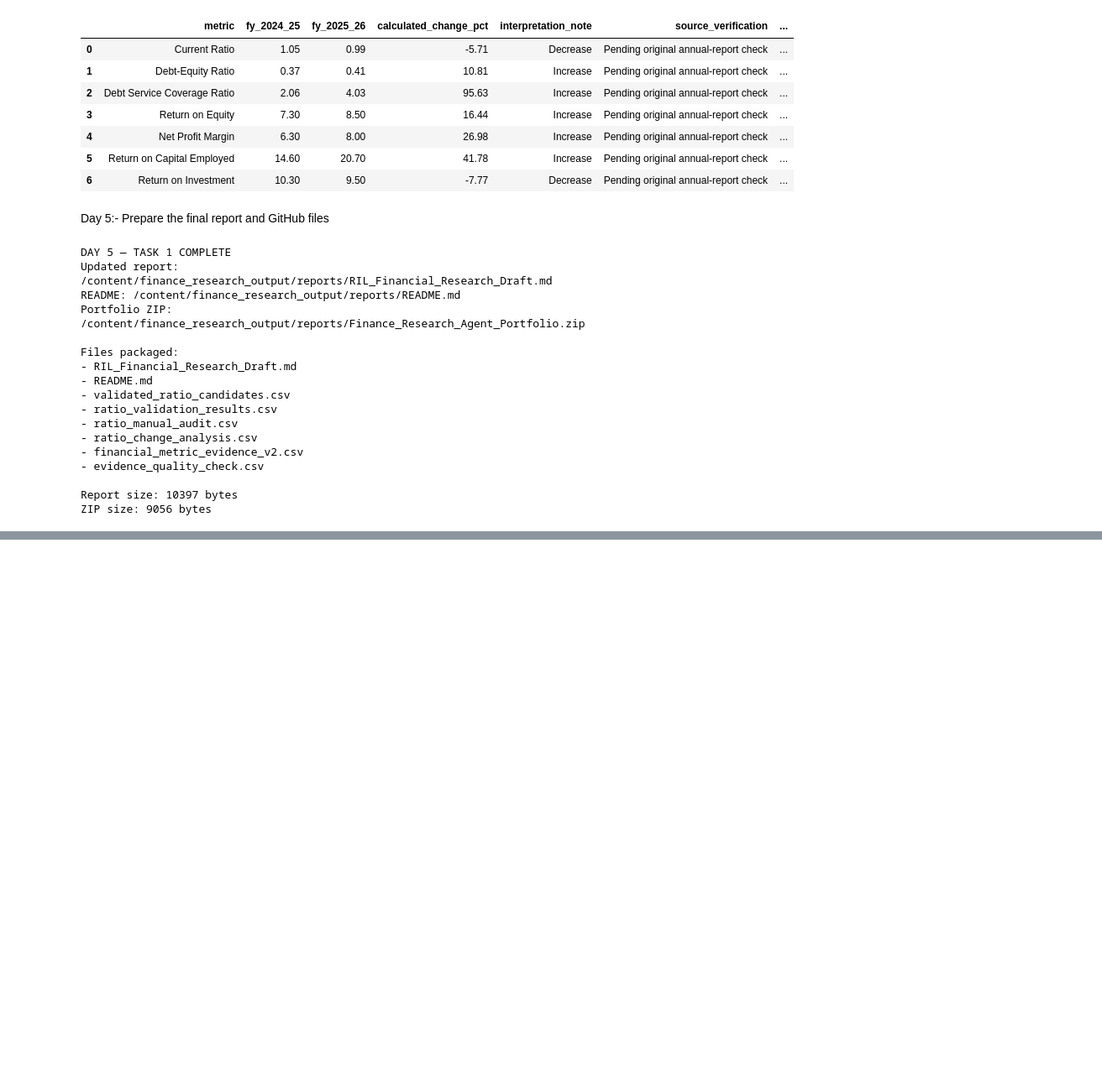
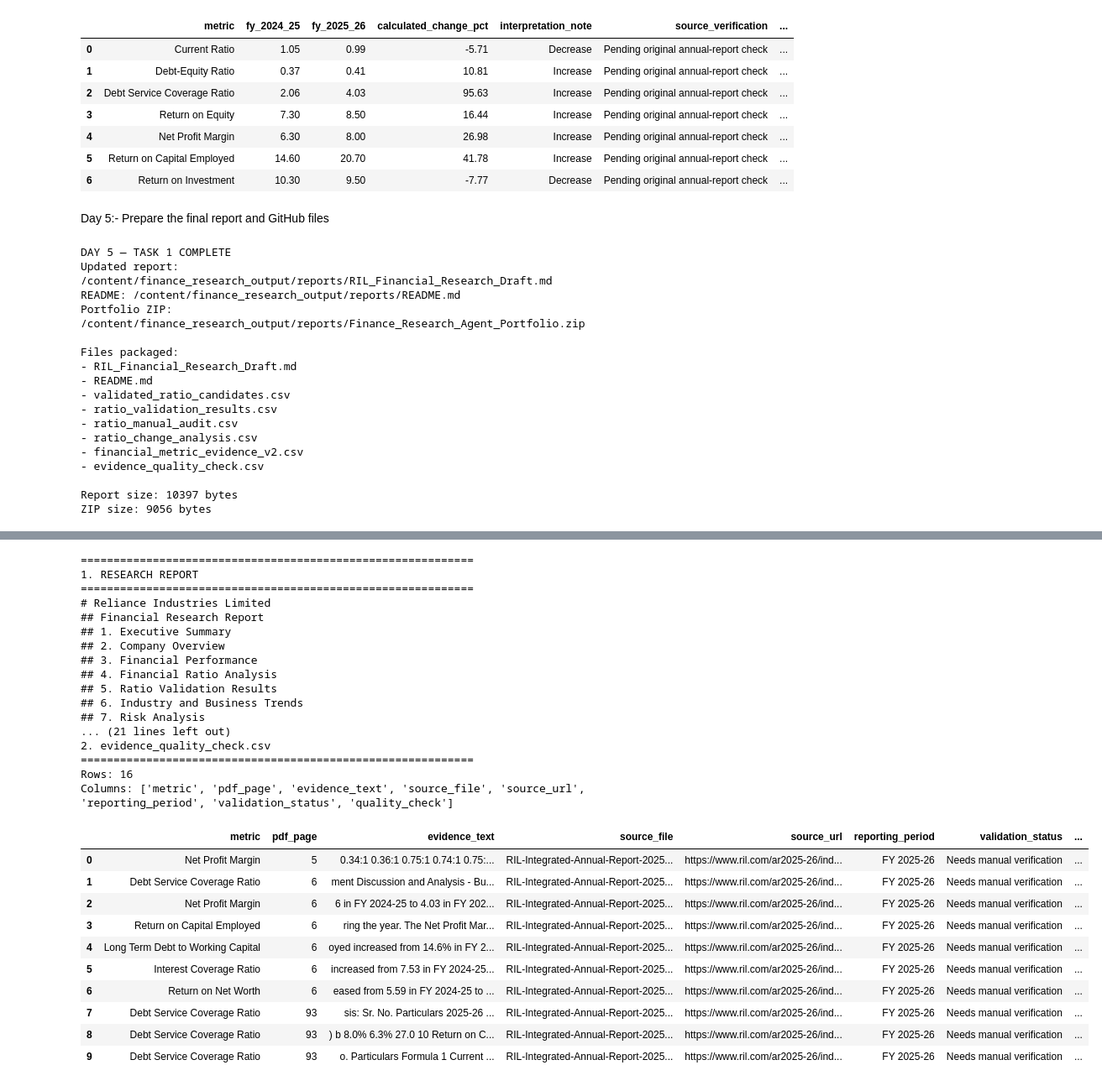
Before and after one commit to Priya-ssharma/Finance_Research_Agent, a Jupyter notebook: FinanceResearchAgent_Day1.ipynb, the cells around one changed output, grey strips where cells are left out. Shown at 84% size. Drawn from its saved outputs; the diff is of its cells as text; code cells hidden in the pictures; blank space fills up the shorter version.

```diff
--- a/FinanceResearchAgent_Day1.ipynb
+++ b/FinanceResearchAgent_Day1.ipynb
@@ -3325,3 +3325,15 @@ Files packaged:
 
 Report size: 10397 bytes
 ZIP size: 9056 bytes
+# %%
+
+from pathlib import Path
+
+base = Path("/content/finance_research_output")
+
+if base.exists():
+    for path in sorted(base.rglob("*")):
+        if path.is_file():
+            print(path.relative_to(base))
+else:
+    print("Output folder not found. Check the current Colab session.")
@@ -3327,0 +3363,68 @@ ZIP size: 9056 bytes
+# %%
+
+from pathlib import Path
+import pandas as pd
+
+base = Path("/content/finance_research_output")
+
+# 1. Inspect the report structure
+report = base / "reports" / "RIL_Financial_Research_Draft.md"
+
+print("=" * 60)
+print("1. RESEARCH REPORT")
+print("=" * 60)
+
+if report.exists():
+    content = report.read_text(encoding="utf-8")
+    for line in content.splitlines():
+        if line.strip().startswith("#"):
+            print(line)
+    print("\nReport length:", len(content), "characters")
+else:
+    print("Report file not found.")
+
+# 2. Inspect quality and audit CSVs
+for filename in [
+    "evidence_quality_check.csv",
+    "ratio_manual_audit.csv",
+    "ratio_validation_results.csv",
+]:
+    path = base / filename
+    print(f"\n{'=' * 60}\n2. {filename}\n{'=' * 60}")
+
+    if path.exists():
+        df = pd.read_csv(path)
+        print("Rows:", len(df))
+        print("Columns:", df.columns.tolist())
+        display(df.head(10))
+    else:
+        print("File not found.")
+# %% [output]
+============================================================
+1. RESEARCH REPORT
+============================================================
+# Reliance Industries Limited
+## Financial Research Report
+## 1. Executive Summary
+## 2. Company Overview
+## 3. Financial Performance
+## 4. Financial Ratio Analysis
+## 5. Ratio Validation Results
+## 6. Industry and Business Trends
+## 7. Risk Analysis
+... (21 lines left out)
+2. evidence_quality_check.csv
+============================================================
+Rows: 16
+Columns: ['metric', 'pdf_page', 'evidence_text', 'source_file', 'source_url', 'reporting_period', 'validation_status', 'quality_check']
+|  | metric | pdf_page | evidence_text | source_file | source_url | reporting_period | validation_status | ... |
+| 0 | Net Profit Margin | 5 | 0.34:1 0.36:1 0.75:1 0.74:1 0.75:... | RIL-Integrated-Annual-Report-2025... | https://www.ril.com/ar2025-26/ind... | FY 2025-26 | Needs manual verification | ... |
+| 1 | Debt Service Coverage Ratio | 6 | ment Discussion and Analysis - Bu... | RIL-Integrated-Annual-Report-2025... | https://www.ril.com/ar2025-26/ind... | FY 2025-26 | Needs manual verification | ... |
+| 2 | Net Profit Margin | 6 | 6 in FY 2024-25 to 4.03 in FY 202... | RIL-Integrated-Annual-Report-2025... | https://www.ril.com/ar2025-26/ind... | FY 2025-26 | Needs manual verification | ... |
+| 3 | Return on Capital Employed | 6 | ring the year. The Net Profit Mar... | RIL-Integrated-Annual-Report-2025... | https://www.ril.com/ar2025-26/ind... | FY 2025-26 | Needs manual verification | ... |
+| 4 | Long Term Debt to Working Capital | 6 | oyed increased from 14.6% in FY 2... | RIL-Integrated-Annual-Report-2025... | https://www.ril.com/ar2025-26/ind... | FY 2025-26 | Needs manual verification | ... |
+| 5 | Interest Coverage Ratio | 6 | increased from 7.53 in FY 2024-25... | RIL-Integrated-Annual-Report-2025... | https://www.ril.com/ar2025-26/ind... | FY 2025-26 | Needs manual verification | ... |
+| 6 | Return on Net Worth | 6 | eased from 5.59 in FY 2024-25 to ... | RIL-Integrated-Annual-Report-2025... | https://www.ril.com/ar2025-26/ind... | FY 2025-26 | Needs manual verification | ... |
+| 7 | Debt Service Coverage Ratio | 93 | sis: Sr. No. Particulars 2025-26 ... | RIL-Integrated-Annual-Report-2025... | https://www.ril.com/ar2025-26/ind... | FY 2025-26 | Needs manual verification | ... |
+| 8 | Debt Service Coverage Ratio | 93 | ) b 8.0% 6.3% 27.0 10 Return on C... | RIL-Integrated-Annual-Report-2025... | https://www.ril.com/ar2025-26/ind... | FY 2025-26 | Needs manual verification | ... |
+| 9 | Debt Service Coverage Ratio | 93 | o. Particulars Formula 1 Current ... | RIL-Integrated-Annual-Report-2025... | https://www.ril.com/ar2025-26/ind... | FY 2025-26 | Needs manual verification | ... |
```
Also changed, not shown: parts of 42 cells of this notebook.
